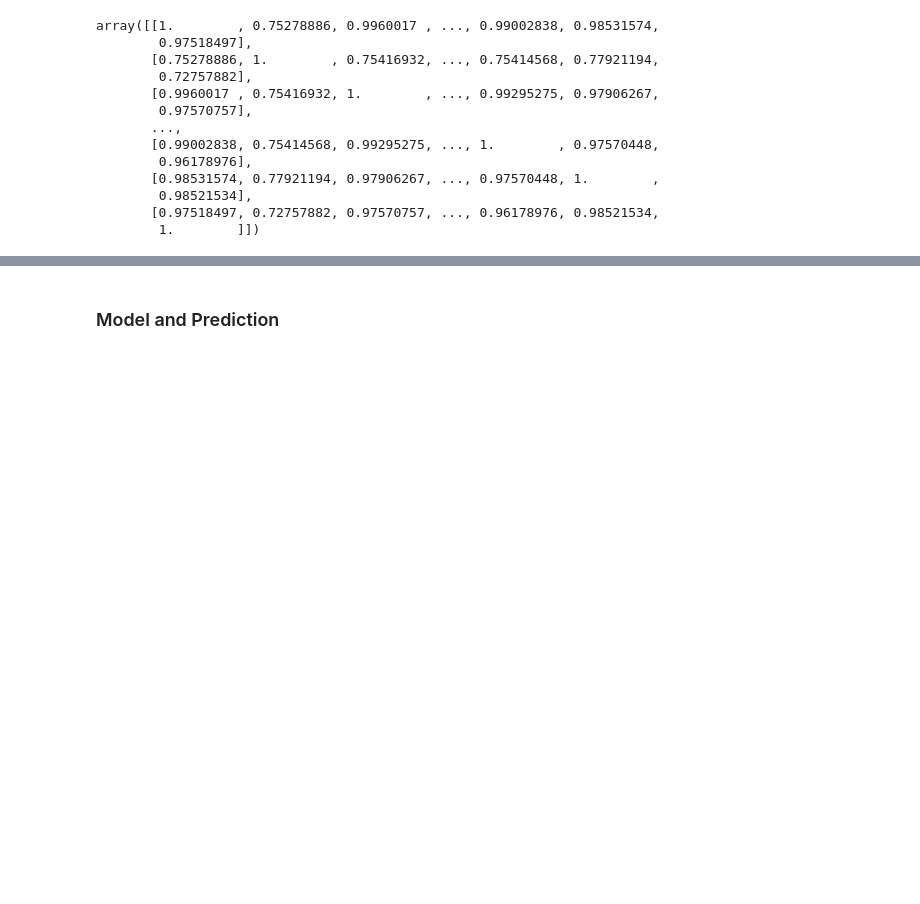
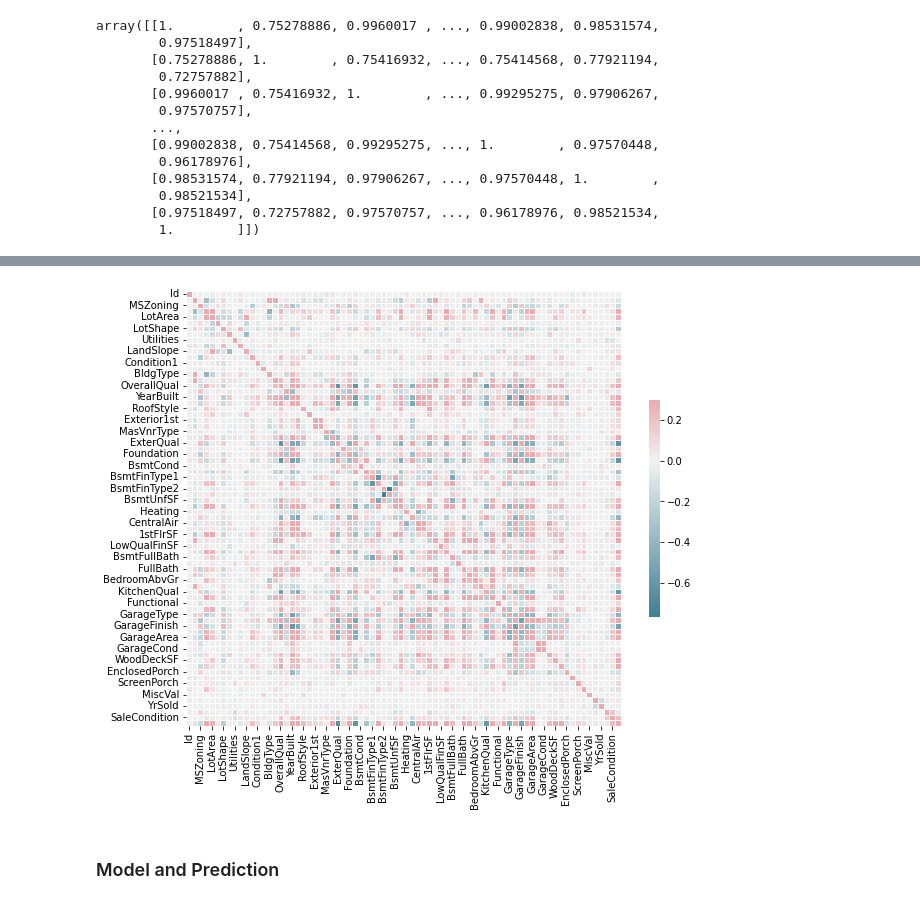
Before and after one commit to ChuquEmeka/House-Price-Prediction-Using-Random-Forest, a Jupyter notebook: house-price-prediction-with-random-forest.ipynb, the cells around one changed output, grey strips where cells are left out. Drawn from its saved outputs; the diff is of its cells as text; code cells hidden in the pictures; blank space fills up the shorter version.

Commit message:
Kaggle Notebook | House Price Prediction with Random Forest | Version 2

```diff
--- a/house-price-prediction-with-random-forest.ipynb
+++ b/house-price-prediction-with-random-forest.ipynb
@@ -303,3 +305,6 @@ array([[1.        , 0.75278886, 0.9960017 , ..., 0.99002838, 0.98531574,
         0.98521534],
        [0.97518497, 0.72757882, 0.97570757, ..., 0.96178976, 0.98521534,
         1.        ]])
+# %%
+corr = house_train.corr()
+corr
@@ -306,3 +329,13 @@ array([[1.        , 0.75278886, 0.9960017 , ..., 0.99002838, 0.98531574,
+# %%
+plt.figure(figsize = (10, 8))
+cmap = sns.diverging_palette(220, 10, as_cmap=True)
+
+sns.heatmap(corr, cmap=cmap, vmax=.3, center=0,
+            square=True, linewidths=.5, cbar_kws={"shrink": .5})
+
+plt.show()
+# %% [output]
+[figure, added]
 # %% [markdown]
 ### Model and Prediction
 # %%
```
Also changed, not shown: parts of 2 cells of this notebook.
